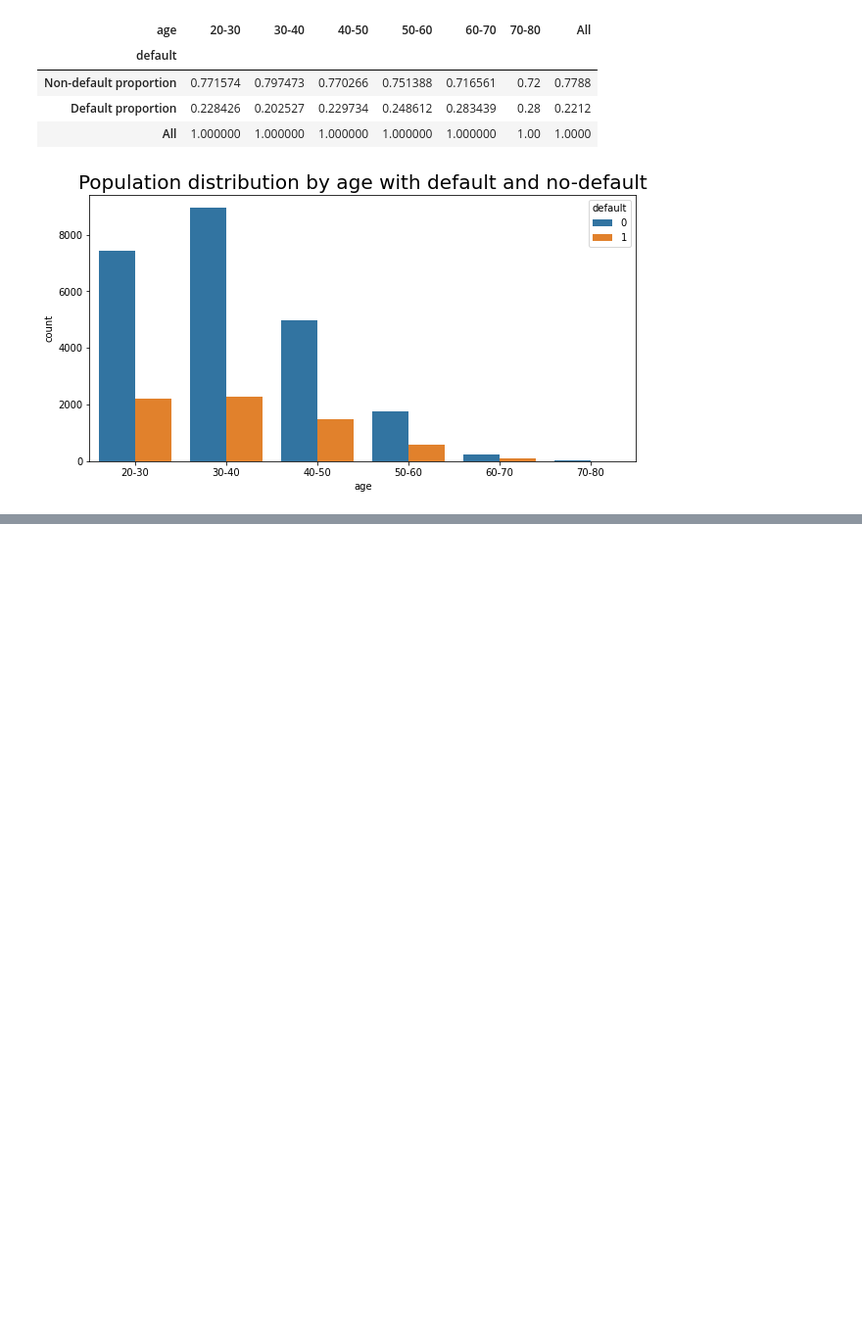
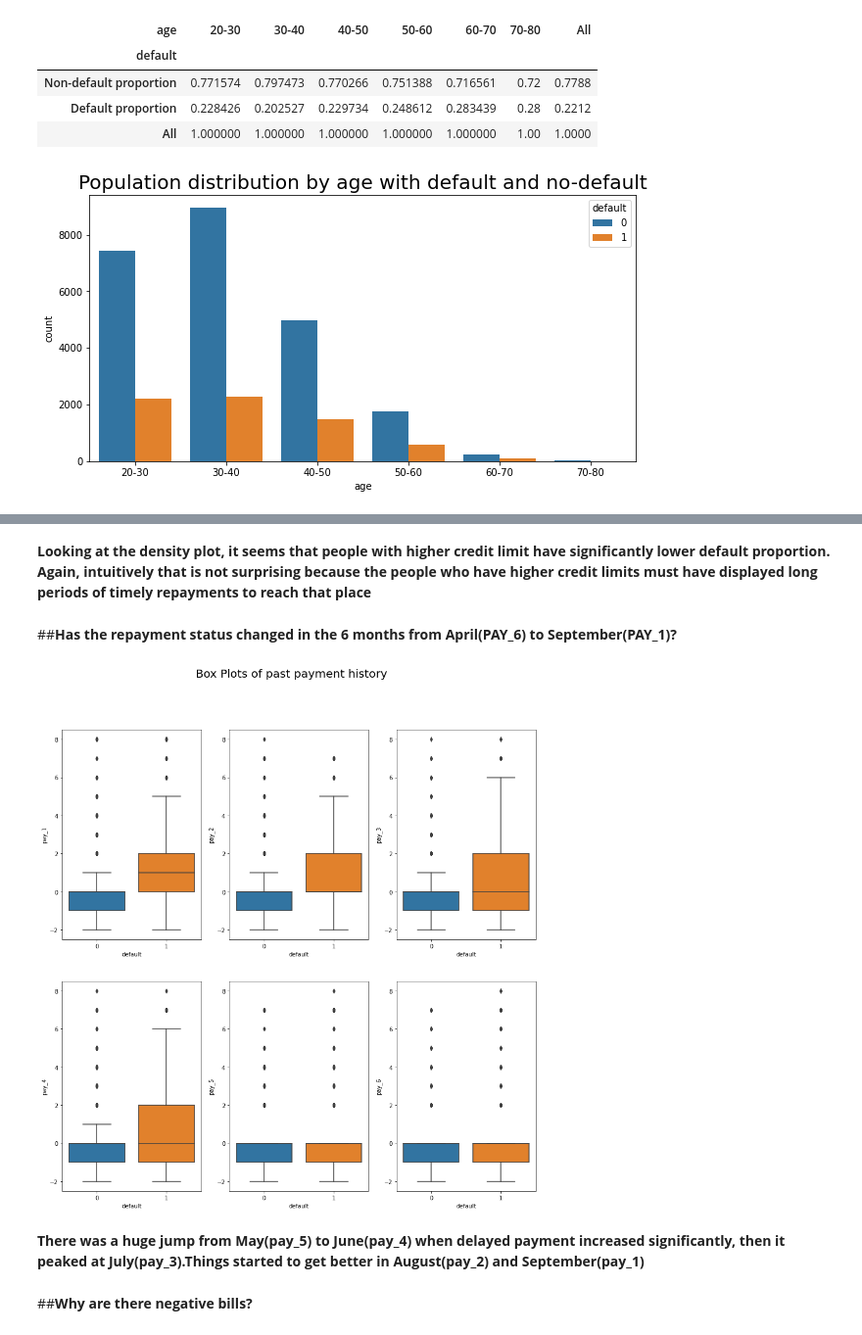
Before and after one commit to iamNirmeshGupta/Credit-Card-Default-Prediction, a Jupyter notebook: Credit_Card_Default_Prediction_Nirmesh_Gupta_Individual_Notebook.ipynb, the cells around one changed output, grey strips where cells are left out. Shown at 98% size. Drawn from its saved outputs; the diff is of its cells as text; code cells hidden in the pictures; blank space fills up the shorter version.

```diff
--- a/Credit_Card_Default_Prediction_Nirmesh_Gupta_Individual_Notebook.ipynb
+++ b/Credit_Card_Default_Prediction_Nirmesh_Gupta_Individual_Notebook.ipynb
@@ -536,0 +574,20 @@ age_ = compare_default_across_features(df1, 'age', {})
+# %% [markdown]
+**Looking at the density plot, it seems that people with higher credit limit have significantly lower default proportion. Again, intuitively that is not surprising because the people who have higher credit limits must have displayed long periods of timely repayments to reach that place**
+# %% [markdown]
+##**Has the repayment status changed in the 6 months from April(PAY_6) to September(PAY_1)?**
+# %%
+# Plotting past payment history and default
+plt.rc('figure', figsize=(15, 15))
+fig=plt.figure()
+fig.suptitle('Box Plots of past payment history', fontsize=20)
+for i in range(1, 7):
+    plt.subplot(2, 3, i)
+    y = 'pay_' + str(i)
+    sns.boxplot(x='default', y=y, data=df1)
+plt.show()
+# %% [output]
+[figure, added]
+# %% [markdown]
+**There was a huge jump from May(pay_5) to June(pay_4) when delayed payment increased significantly, then it peaked at July(pay_3).Things started to get better in August(pay_2) and September(pay_1)**
+# %% [markdown]
+##**Why are there negative bills?**
```
Also changed, not shown: parts of 22 cells of this notebook.
